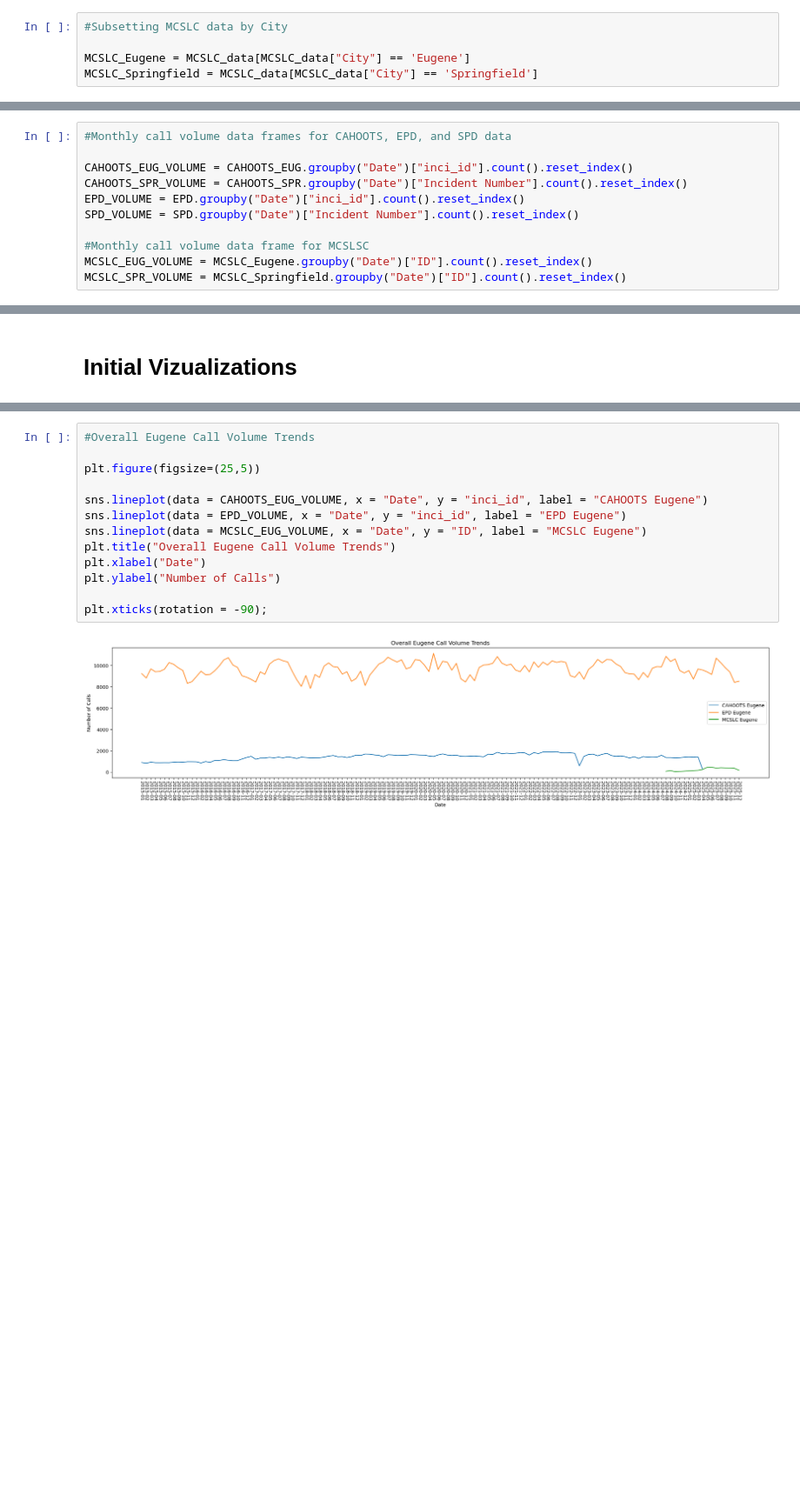
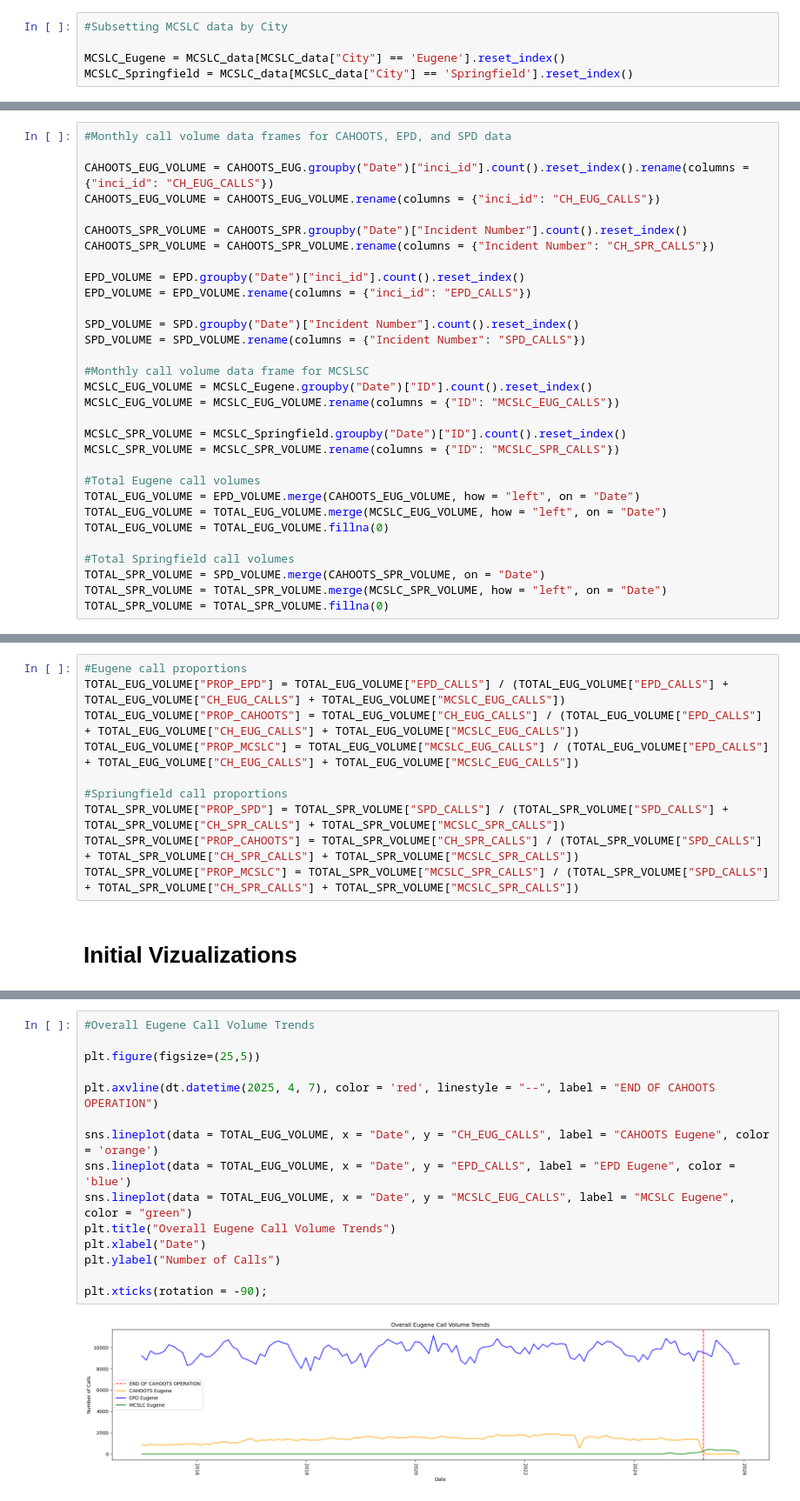
Before and after one commit to luhlig123/DataScienceInAction, a Jupyter notebook: DSCI410_Data_Processing.ipynb, the cells around one changed output, grey strips where cells are left out. Shown at 87% size. Drawn from its saved outputs; the diff is of its cells as text; blank space fills up the shorter version.

```diff
--- a/DSCI410_Data_Processing.ipynb
+++ b/DSCI410_Data_Processing.ipynb
@@ -61,8 +83,8 @@ SPD_Full["Date"] = SPD_Full["Call Creation Time"].dt.strftime("%Y-%m")
 # %%
 #Subsetting MCSLC data by City
 
-MCSLC_Eugene = MCSLC_data[MCSLC_data["City"] == 'Eugene']
-MCSLC_Springfield = MCSLC_data[MCSLC_data["City"] == 'Springfield']
+MCSLC_Eugene = MCSLC_data[MCSLC_data["City"] == 'Eugene'].reset_index()
+MCSLC_Springfield = MCSLC_data[MCSLC_data["City"] == 'Springfield'].reset_index()
 # %% [markdown]
 ## Subsetting Eugene and Springfield data by agency
 # %%
@@ -146,11 +180,31 @@ Name: ID, dtype: int64
 # %%
 #Monthly call volume data frames for CAHOOTS, EPD, and SPD data
 
-CAHOOTS_EUG_VOLUME = CAHOOTS_EUG.groupby("Date")["inci_id"].count().reset_index()
+CAHOOTS_EUG_VOLUME = CAHOOTS_EUG.groupby("Date")["inci_id"].count().reset_index().rename(columns = {"inci_id": "CH_EUG_CALLS"})
+CAHOOTS_EUG_VOLUME = CAHOOTS_EUG_VOLUME.rename(columns = {"inci_id": "CH_EUG_CALLS"})
+
 CAHOOTS_SPR_VOLUME = CAHOOTS_SPR.groupby("Date")["Incident Number"].count().reset_index()
+CAHOOTS_SPR_VOLUME = CAHOOTS_SPR_VOLUME.rename(columns = {"Incident Number": "CH_SPR_CALLS"})
+
 EPD_VOLUME = EPD.groupby("Date")["inci_id"].count().reset_index()
+EPD_VOLUME = EPD_VOLUME.rename(columns = {"inci_id": "EPD_CALLS"})
+
 SPD_VOLUME = SPD.groupby("Date")["Incident Number"].count().reset_index()
+SPD_VOLUME = SPD_VOLUME.rename(columns = {"Incident Number": "SPD_CALLS"})
 
 #Monthly call volume data frame for MCSLSC
 MCSLC_EUG_VOLUME = MCSLC_Eugene.groupby("Date")["ID"].count().reset_index()
+MCSLC_EUG_VOLUME = MCSLC_EUG_VOLUME.rename(columns = {"ID": "MCSLC_EUG_CALLS"})
+
 MCSLC_SPR_VOLUME = MCSLC_Springfield.groupby("Date")["ID"].count().reset_index()
+MCSLC_SPR_VOLUME = MCSLC_SPR_VOLUME.rename(columns = {"ID": "MCSLC_SPR_CALLS"})
+
+#Total Eugene call volumes
+TOTAL_EUG_VOLUME = EPD_VOLUME.merge(CAHOOTS_EUG_VOLUME, how = "left", on = "Date")
+TOTAL_EUG_VOLUME = TOTAL_EUG_VOLUME.merge(MCSLC_EUG_VOLUME, how = "left", on = "Date")
+TOTAL_EUG_VOLUME = TOTAL_EUG_VOLUME.fillna(0)
+
+#Total Springfield call volumes
+TOTAL_SPR_VOLUME = SPD_VOLUME.merge(CAHOOTS_SPR_VOLUME, on = "Date")
+TOTAL_SPR_VOLUME = TOTAL_SPR_VOLUME.merge(MCSLC_SPR_VOLUME, how = "left", on = "Date")
+TOTAL_SPR_VOLUME = TOTAL_SPR_VOLUME.fillna(0)
@@ -157,3 +213,13 @@ MCSLC_SPR_VOLUME = MCSLC_Springfield.groupby("Date")["ID"].count().reset_index()
+# %%
+#Eugene call proportions
+TOTAL_EUG_VOLUME["PROP_EPD"] = TOTAL_EUG_VOLUME["EPD_CALLS"] / (TOTAL_EUG_VOLUME["EPD_CALLS"] + TOTAL_EUG_VOLUME["CH_EUG_CALLS"] + TOTAL_EUG_VOLUME["MCSLC_EUG_CALLS"])
+TOTAL_EUG_VOLUME["PROP_CAHOOTS"] = TOTAL_EUG_VOLUME["CH_EUG_CALLS"] / (TOTAL_EUG_VOLUME["EPD_CALLS"] + TOTAL_EUG_VOLUME["CH_EUG_CALLS"] + TOTAL_EUG_VOLUME["MCSLC_EUG_CALLS"])
+TOTAL_EUG_VOLUME["PROP_MCSLC"] = TOTAL_EUG_VOLUME["MCSLC_EUG_CALLS"] / (TOTAL_EUG_VOLUME["EPD_CALLS"] + TOTAL_EUG_VOLUME["CH_EUG_CALLS"] + TOTAL_EUG_VOLUME["MCSLC_EUG_CALLS"])
+
+#Spriungfield call proportions
+TOTAL_SPR_VOLUME["PROP_SPD"] = TOTAL_SPR_VOLUME["SPD_CALLS"] / (TOTAL_SPR_VOLUME["SPD_CALLS"] + TOTAL_SPR_VOLUME["CH_SPR_CALLS"] + TOTAL_SPR_VOLUME["MCSLC_SPR_CALLS"])
+TOTAL_SPR_VOLUME["PROP_CAHOOTS"] = TOTAL_SPR_VOLUME["CH_SPR_CALLS"] / (TOTAL_SPR_VOLUME["SPD_CALLS"] + TOTAL_SPR_VOLUME["CH_SPR_CALLS"] + TOTAL_SPR_VOLUME["MCSLC_SPR_CALLS"])
+TOTAL_SPR_VOLUME["PROP_MCSLC"] = TOTAL_SPR_VOLUME["MCSLC_SPR_CALLS"] / (TOTAL_SPR_VOLUME["SPD_CALLS"] + TOTAL_SPR_VOLUME["CH_SPR_CALLS"] + TOTAL_SPR_VOLUME["MCSLC_SPR_CALLS"])
 # %% [markdown]
 # Initial Vizualizations
 # %%
@@ -181,18 +274,20 @@ plt.xticks(rotation = -90);
 # %%
 #Overall Eugene Call Volume Trends
 
 plt.figure(figsize=(25,5))
 
-sns.lineplot(data = CAHOOTS_EUG_VOLUME, x = "Date", y = "inci_id", label = "CAHOOTS Eugene")
-sns.lineplot(data = EPD_VOLUME, x = "Date", y = "inci_id", label = "EPD Eugene")
-sns.lineplot(data = MCSLC_EUG_VOLUME, x = "Date", y = "ID", label = "MCSLC Eugene")
+plt.axvline(dt.datetime(2025, 4, 7), color = 'red', linestyle = "--", label = "END OF CAHOOTS OPERATION")
+
+sns.lineplot(data = TOTAL_EUG_VOLUME, x = "Date", y = "CH_EUG_CALLS", label = "CAHOOTS Eugene", color = 'orange')
+sns.lineplot(data = TOTAL_EUG_VOLUME, x = "Date", y = "EPD_CALLS", label = "EPD Eugene", color = 'blue')
+sns.lineplot(data = TOTAL_EUG_VOLUME, x = "Date", y = "MCSLC_EUG_CALLS", label = "MCSLC Eugene", color = "green")
 plt.title("Overall Eugene Call Volume Trends")
 plt.xlabel("Date")
 plt.ylabel("Number of Calls")
 
 plt.xticks(rotation = -90);
 # %% [output]
-[figure, old version]
+[figure, new version]
 # %%
 #Overall Springfield Call Volume Trends
 
```
Also changed, not shown: parts of 22 cells of this notebook, 1 other file.
